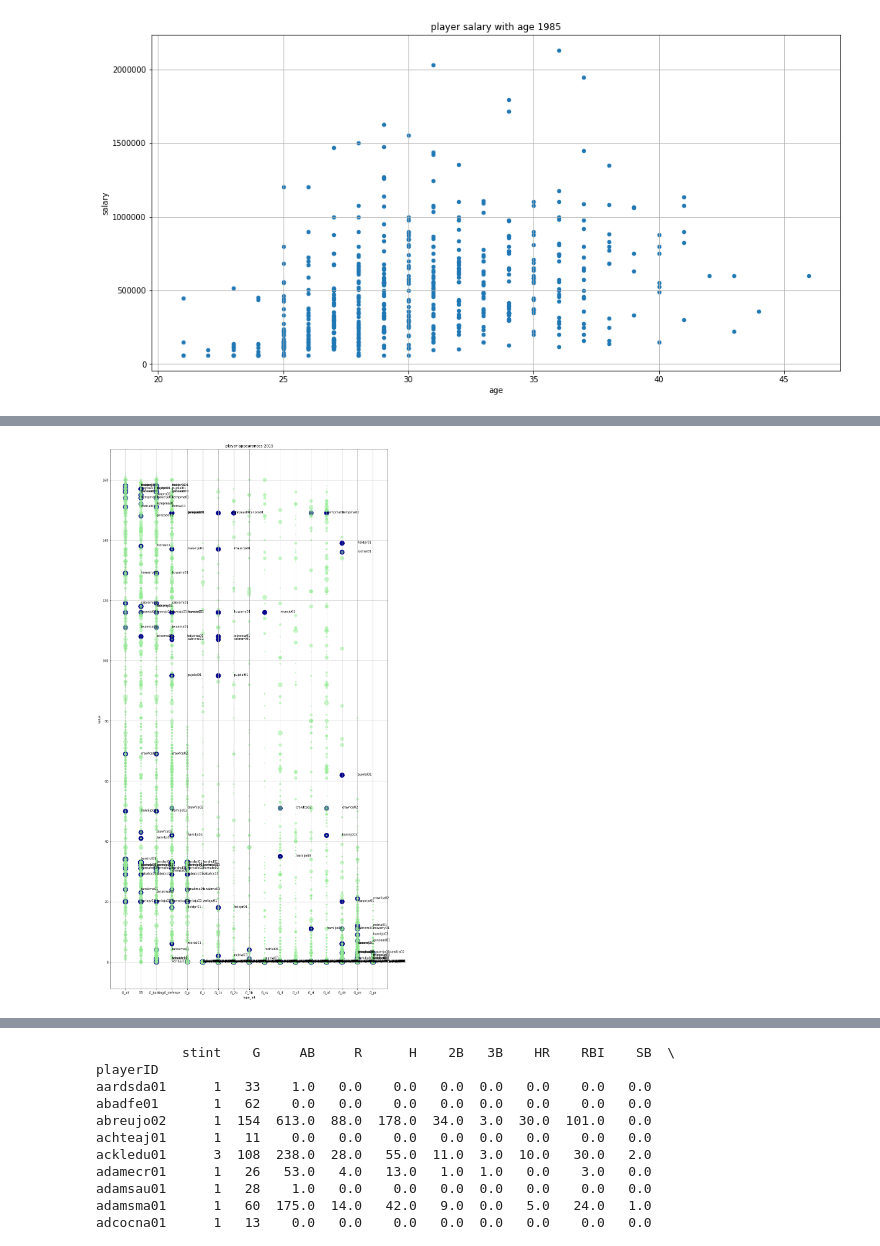
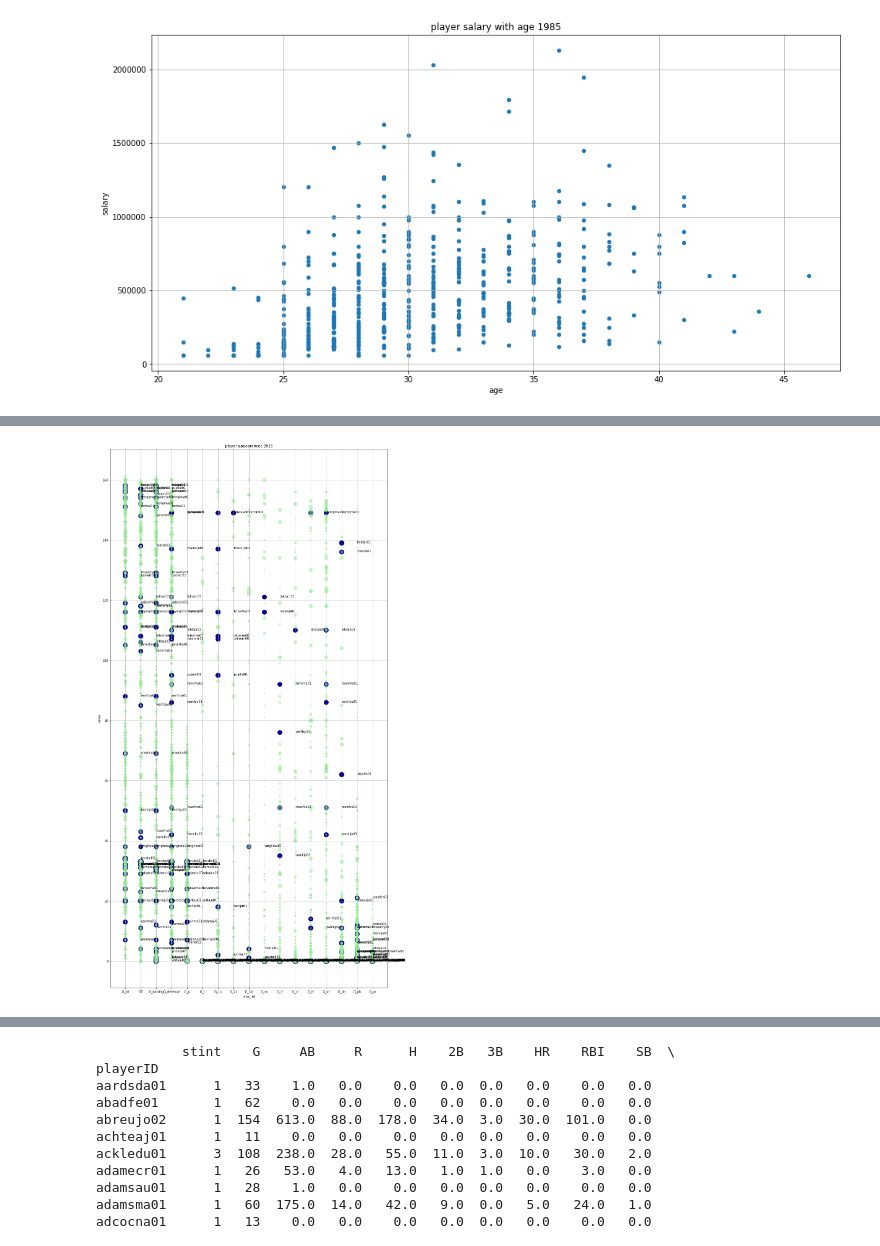
Before and after one commit to brucexin/udacity_nd002-cn-basic-2-baseball, a Jupyter notebook: main.ipynb, the cells around one changed output, grey strips where cells are left out. Cells and saved outputs as stored; diff of their text form; code cells hidden in the pictures.

Commit message:
add salary hist and boxplot, adjust top players to 30

```diff
--- a/main.ipynb
+++ b/main.ipynb
@@ -641,5 +693,6 @@ Appearances table:
 # %%
 appearances_df = pd.read_csv('./baseballdatabank-master/core/Appearances.csv').set_index(['yearID'])
+salary_club = 10000000
 def draw_appearances_sal_plot(appear_df, year_salaries_df, yearID):
     df = appear_df.loc[yearID].groupby('playerID').sum()
     draw_df = df.stack()
@@ -653,36 +706,37 @@ def draw_appearances_sal_plot(appear_df, year_salaries_df, yearID):
         return pd.Series(result)
     draw_df['type_int'] = draw_df.apply(lambda row: convert_type_to_int(row), axis=1)
     salaries_df = year_salaries_df.loc[yearID].set_index('playerID')[['salary']]
-    top = 20
+    #top = salary_club_great_than(year_salaries_df, yearID, salary_club)
+    top = 30
     top_salaries_df = salaries_df.nlargest(top, 'salary')
     other_salaries_df = salaries_df.nsmallest(len(salaries_df.index)-top, 'salary')
     draw_df_1 = draw_df.join(top_salaries_df, how='right').reset_index()
     ax1 = draw_df_1.plot.scatter(x='type_int', y='value', s=draw_df_1.salary/100000,
                    figsize=(16, 32), grid=True, color='DarkBlue',
                    title = 'player appearances '+str(yearID))
     for i, row in draw_df_1.iterrows():
         ax1.text(row['type_int']+1, row['value'], row['playerID'])
     #ax1.set_xticks(range(0, len(type_defines)))
     #ax1.set_xticklabels(type_defines)
     draw_df_2 = draw_df.join(other_salaries_df, how='right').reset_index()
     ax2 = draw_df_2.plot.scatter(x='type_int', y='value', s=draw_df_2.salary/100000, ax=ax1,
                    figsize=(16, 32), grid=True, alpha=0.5, color='LightGreen',
                    title = 'player appearances '+str(yearID))
     ax2.set_xticks(range(0, len(type_defines)))
     ax2.set_xticklabels(type_defines)
 
 
     #df.plot.scatter(x='')
     #top_salaries_df = df.loc[yearID].nlargest(10, 'salary')
     #print top_salaries_df
     #title = 'player salary with age ' + str(yearID)
     #year_df.plot.scatter(x='age', y='salary',
     #                         figsize=(16, 8), grid=True,
     #                    title = title)
 
 draw_appearances_sal_plot(appearances_df, year_salaries_df, 2015)
 # %% [output]
-[figure, old version]
+[figure, new version]
 # %%
 draw_appearances_sal_plot(appearances_df, year_salaries_df, 2010)
 # %% [output]
```
Also changed, not shown: parts of 15 cells of this notebook, 1 other file.
